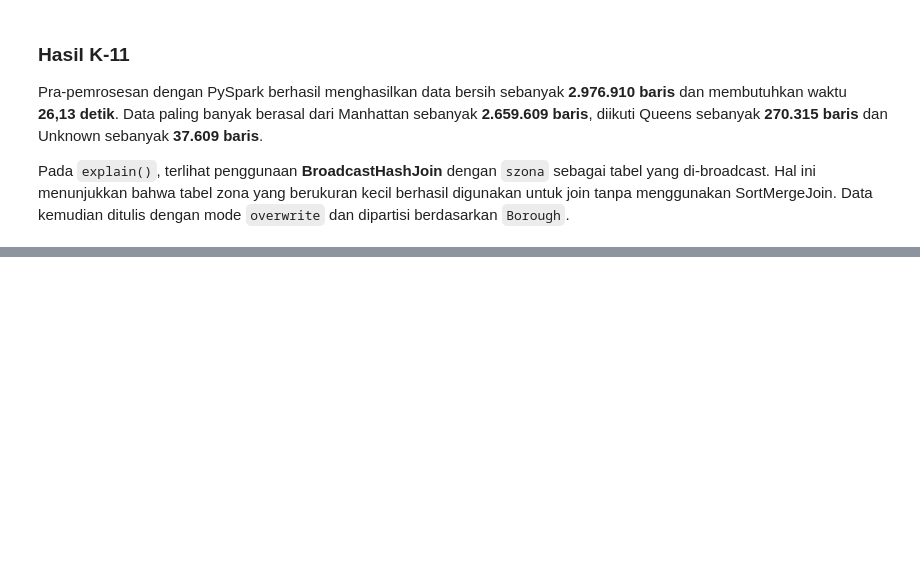
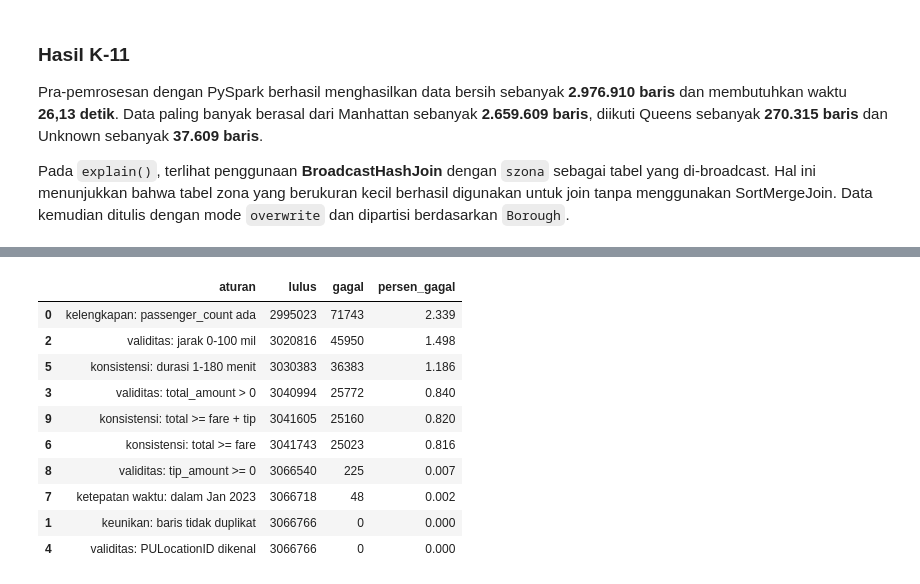
Before and after one commit to iMaIrsdyh/BigData26_B_2411533018_KarimahIrsyadiyah, a Jupyter notebook: Praktikum3/BD_B_P03_2411533018_KarimahIrsyadiyah.ipynb, the cells around one changed output, grey strips where cells are left out. Saved outputs shown, nothing was run; the diff lists cells and outputs as text; code cells hidden in the pictures; blank space fills up the shorter version.

```diff
--- a/Praktikum3/BD_B_P03_2411533018_KarimahIrsyadiyah.ipynb
+++ b/Praktikum3/BD_B_P03_2411533018_KarimahIrsyadiyah.ipynb
@@ -1509,0 +1939,43 @@ Pada `explain()`, terlihat penggunaan **BroadcastHashJoin** dengan `szona` sebag
+# %%
+aturan_q2 = aturan.copy()
+
+# Aturan baru 1: validitas tip_amount
+aturan_q2["validitas: tip_amount >= 0"] = (
+    trip["tip_amount"] >= 0
+)
+
+# Aturan baru 2: konsistensi total dengan fare + tip
+aturan_q2["konsistensi: total >= fare + tip"] = (
+    trip["total_amount"]
+    >= trip["fare_amount"] + trip["tip_amount"]
+)
+
+laporan_q2 = pd.DataFrame([
+    {
+        "aturan": nama,
+        "lulus": int(mask.sum()),
+        "gagal": int((~mask).sum()),
+        "persen_gagal": round(
+            100 * (~mask).mean(),
+            3
+        )
+    }
+    for nama, mask in aturan_q2.items()
+]).sort_values(
+    "persen_gagal",
+    ascending=False
+)
+
+laporan_q2
+# %% [output]
+|  | aturan | lulus | gagal | persen_gagal |
+| 0 | kelengkapan: passenger_count ada | 2995023 | 71743 | 2.339 |
+| 2 | validitas: jarak 0-100 mil | 3020816 | 45950 | 1.498 |
+| 5 | konsistensi: durasi 1-180 menit | 3030383 | 36383 | 1.186 |
+| 3 | validitas: total_amount > 0 | 3040994 | 25772 | 0.840 |
+| 9 | konsistensi: total >= fare + tip | 3041605 | 25160 | 0.820 |
+| 6 | konsistensi: total >= fare | 3041743 | 25023 | 0.816 |
+| 8 | validitas: tip_amount >= 0 | 3066540 | 225 | 0.007 |
+| 7 | ketepatan waktu: dalam Jan 2023 | 3066718 | 48 | 0.002 |
+| 1 | keunikan: baris tidak duplikat | 3066766 | 0 | 0.000 |
+| 4 | validitas: PULocationID dikenal | 3066766 | 0 | 0.000 |
```
Also changed, not shown: parts of 35 cells of this notebook.
